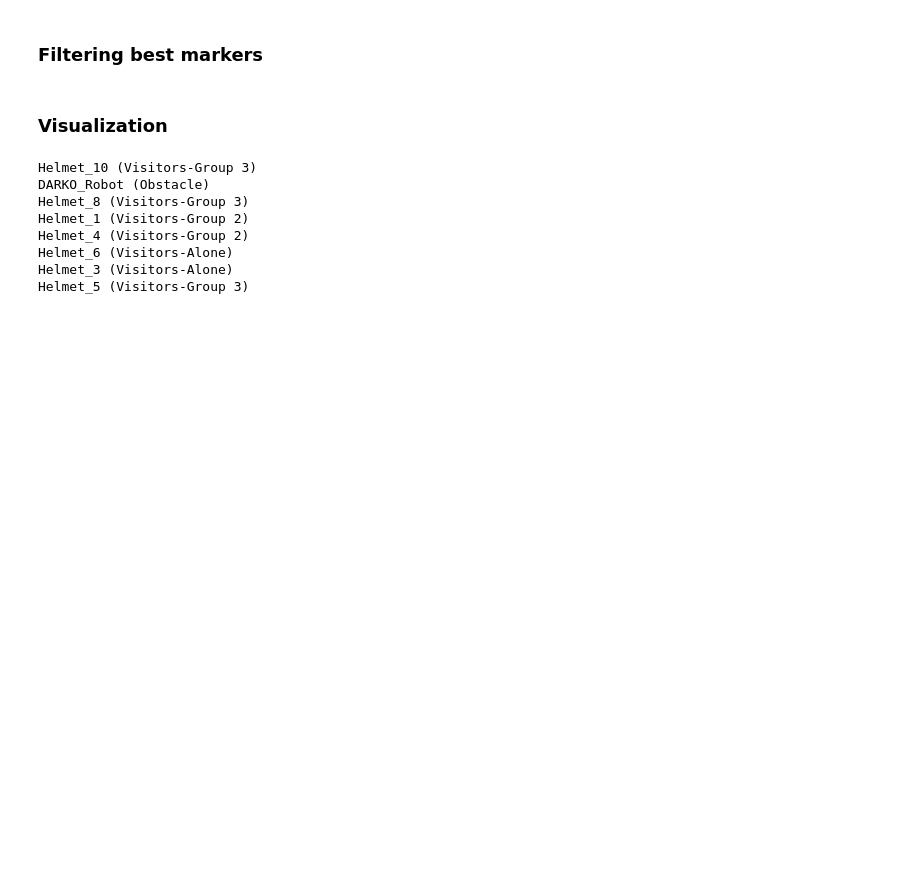
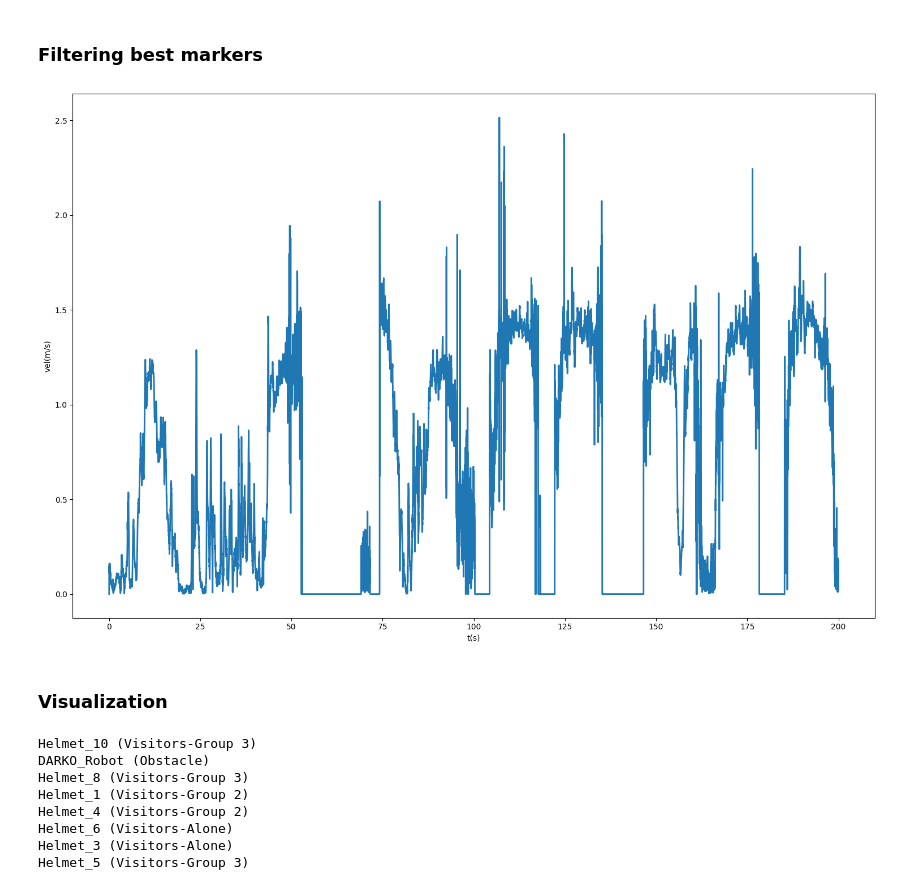
Before and after one commit to tmralmeida/thor-magni-tools, a Jupyter notebook: notebooks/preprocessing/2-pp_traj_data_visualization.ipynb, the cells around one changed output. Saved outputs shown, nothing was run; the diff lists cells and outputs as text; code cells hidden in the pictures; blank space fills up the shorter version.

```diff
--- a/notebooks/preprocessing/2-pp_traj_data_visualization.ipynb
+++ b/notebooks/preprocessing/2-pp_traj_data_visualization.ipynb
@@ -35,3 +41,24 @@ restored_markers = Filterer3DOF.restore_markers(raw_df, roles)
+# %%
+speed_trajectories = SpatioTemporalFeatures.get_speed(trajectories)
+# %%
+import pandas as pd
+speed_trajectories = pd.concat(speed_trajectories)
+# %%
+speed_trajectories = speed_trajectories.sort_index()
+# %%
+helmet_id = "Helmet_3"
+# %%
+plt.figure(figsize=(15, 10))
+plt.plot(
+    speed_trajectories[speed_trajectories.ag_id == helmet_id].index[:20000],
+    speed_trajectories[speed_trajectories.ag_id == helmet_id].speed.iloc[:20000],
+    linewidth=2,
+)
+plt.xlabel("t(s)")
+plt.ylabel("vel(m/s)")
+plt.tight_layout()
+# %% [output]
+[figure, added]
 # %% [markdown]
 ### Visualization
 # %%
```
Also changed, not shown: parts of 3 cells of this notebook, 7 other files.
